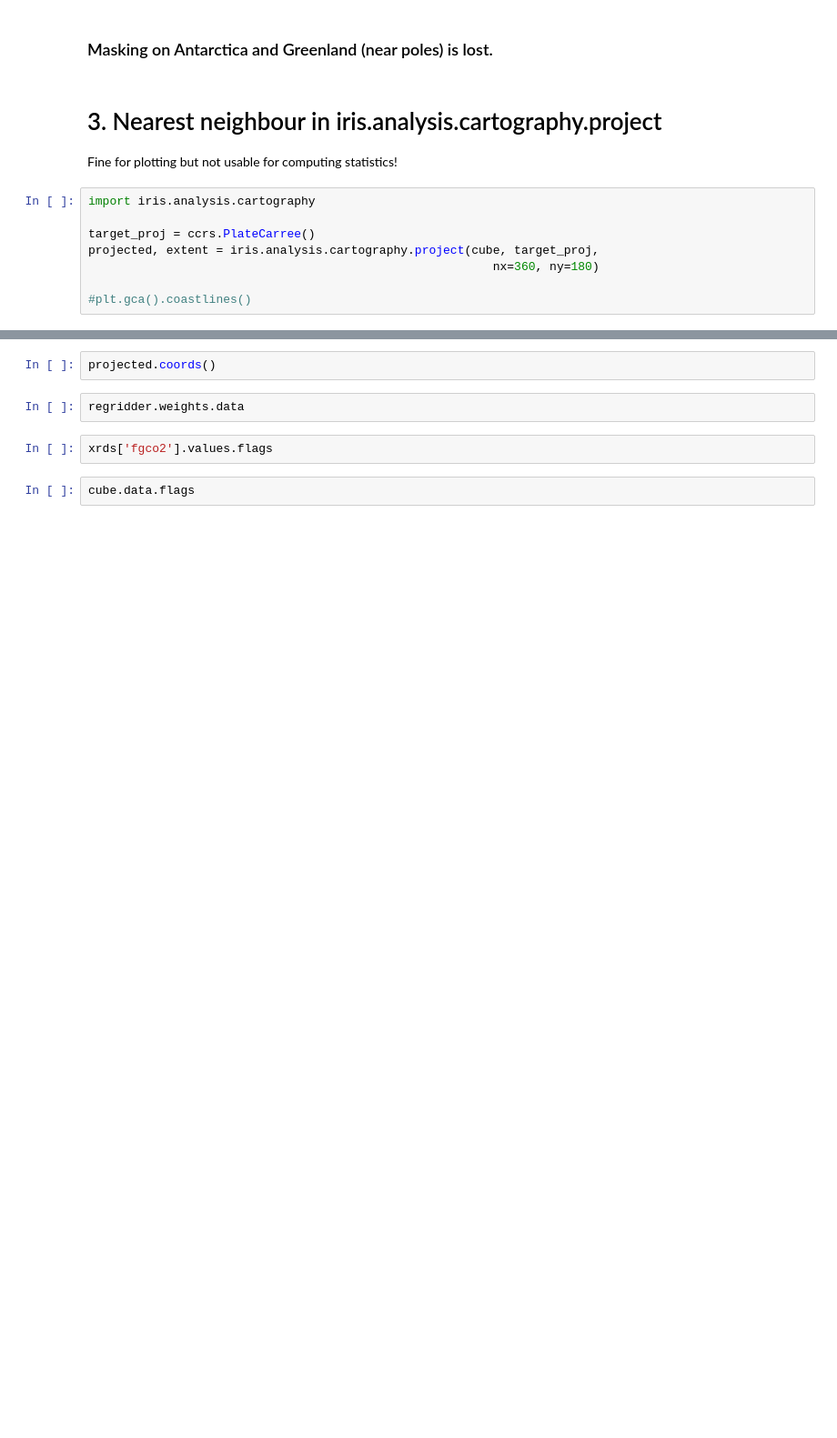
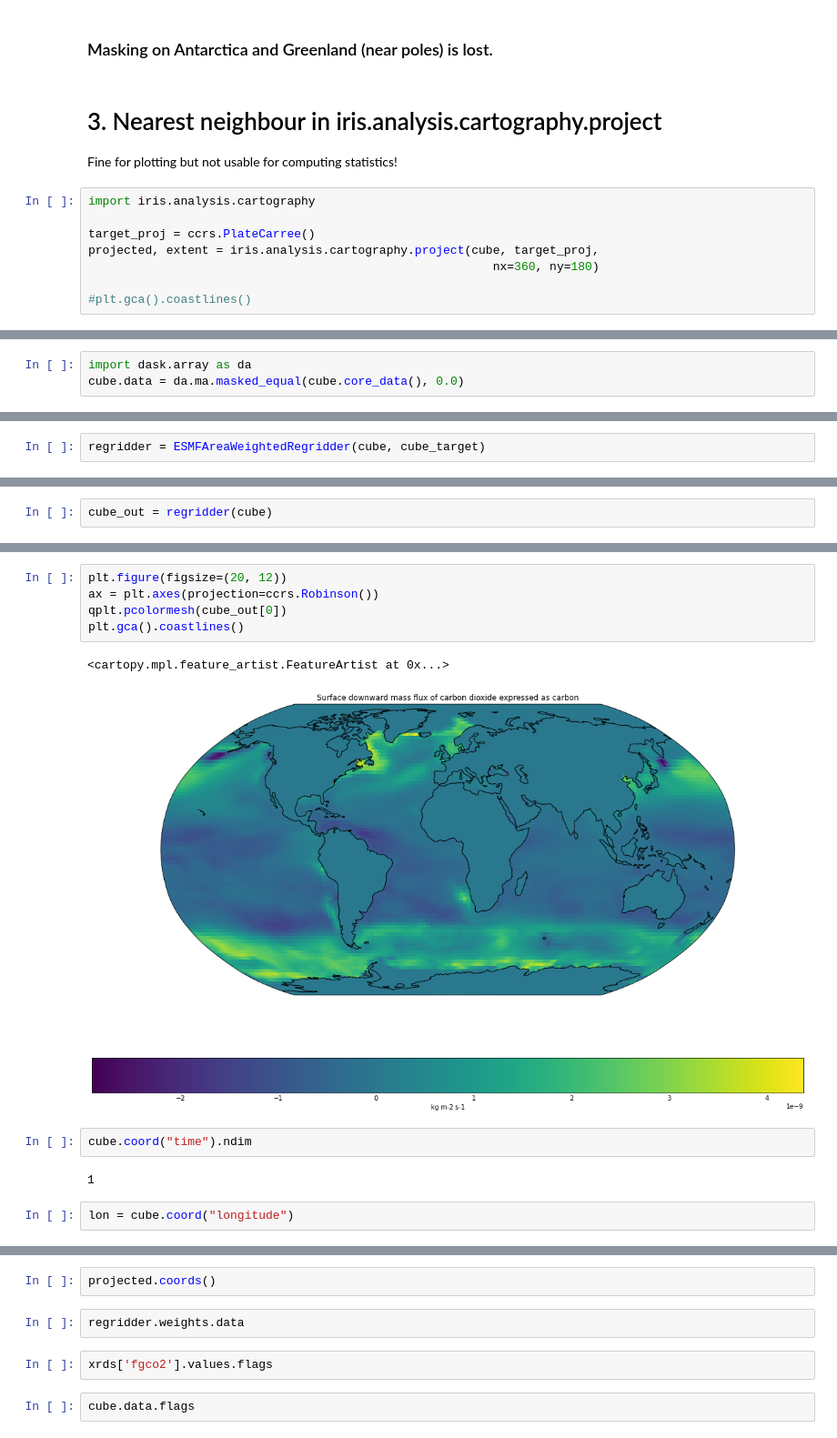
Before and after one commit to dhohn/curvilinear-regrid-tests, a Jupyter notebook: regrid_tests.ipynb, the cells around one changed output, grey strips where cells are left out. Shown at 91% size. Drawn from its saved outputs; the diff is of its cells as text; blank space fills up the shorter version.

```diff
--- a/regrid_tests.ipynb
+++ b/regrid_tests.ipynb
@@ -190,0 +224,3 @@ plt.gca().coastlines()
+# %%
+import dask.array as da
+cube.data = da.ma.masked_equal(cube.core_data(), 0.0)
@@ -190,0 +232,2 @@ plt.gca().coastlines()
+# %%
+regridder = ESMFAreaWeightedRegridder(cube, cube_target)
@@ -190,0 +251,2 @@ plt.gca().coastlines()
+# %%
+cube_out = regridder(cube)
@@ -190,0 +257,14 @@ plt.gca().coastlines()
+# %%
+plt.figure(figsize=(20, 12))
+ax = plt.axes(projection=ccrs.Robinson())
+qplt.pcolormesh(cube_out[0])
+plt.gca().coastlines()
+# %% [output]
+<cartopy.mpl.feature_artist.FeatureArtist at 0x...>
+[figure, added]
+# %%
+cube.coord("time").ndim
+# %% [output]
+1
+# %%
+lon = cube.coord("longitude")
```
Also changed, not shown: parts of 40 cells of this notebook, 2 other files.
